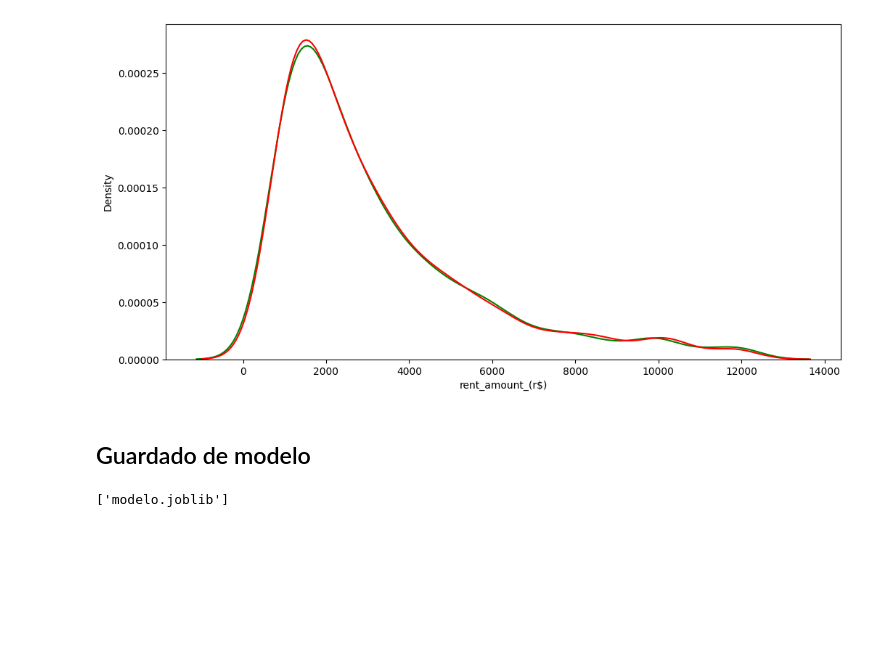
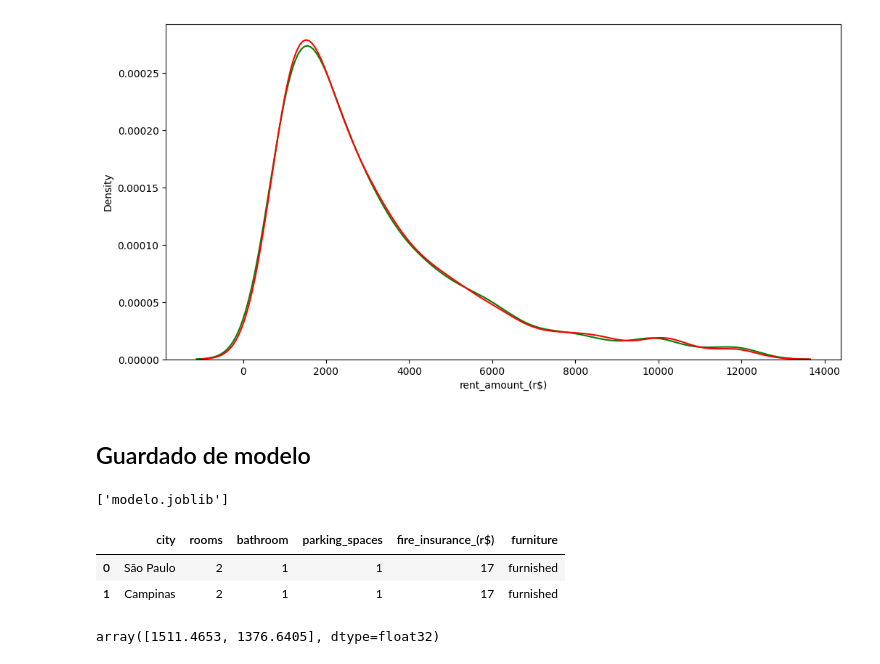
Before and after one commit to andresdlRoca/Data-Science-Labs-UVG, a Jupyter notebook: Lab 8/train_model.ipynb, the cells around one changed output. Saved outputs shown, nothing was run; the diff lists cells and outputs as text; code cells hidden in the pictures; blank space fills up the shorter version.

```diff
--- a/Lab 8/train_model.ipynb
+++ b/Lab 8/train_model.ipynb
@@ -408,3 +408,31 @@ from joblib import dump, load
 dump(model, 'modelo.joblib')
 # %% [output]
 ['modelo.joblib']
+# %%
+# Make a manual prediction
+# city, rooms, bathroom, parking_spaces, fire_insurance_(r$), furniture
+
+# Sao Paulo, 2, 1, 1, 17, furnished
+# Campinas, 2, 1, 1, 17, furnished
+
+input_data = {
+    'city': ['São Paulo', 'Campinas'],
+    'rooms': [2, 2],
+    'bathroom': [1, 1],
+    'parking_spaces': [1, 1],
+    'fire_insurance_(r$)': [17, 17],
+    'furniture': ['furnished', 'furnished']
+}
+
+input_df = pd.DataFrame(input_data)
+
+input_df
+# %% [output]
+|  | city | rooms | bathroom | parking_spaces | fire_insurance_(r$) | furniture |
+| 0 | São Paulo | 2 | 1 | 1 | 17 | furnished |
+| 1 | Campinas | 2 | 1 | 1 | 17 | furnished |
+# %%
+prediction = model.predict(input_df)
+prediction
+# %% [output]
+array([1511.4653, 1376.6405], dtype=float32)
```
Also changed, not shown: 1 other file.
